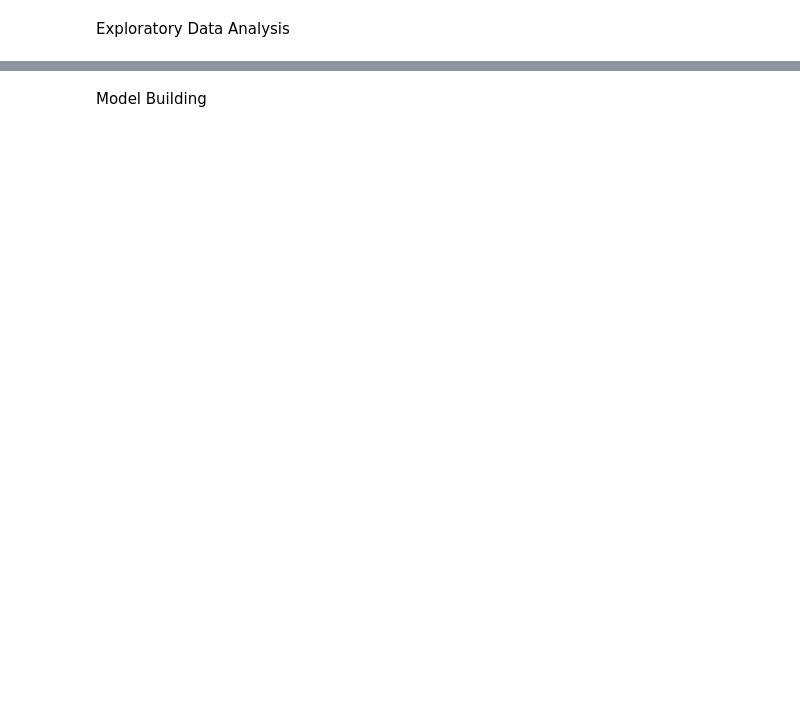
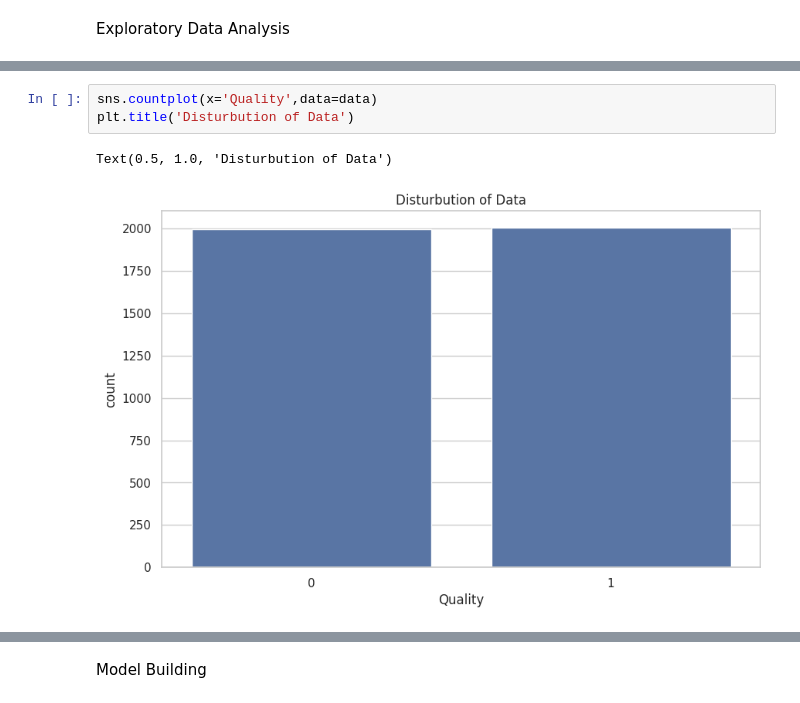
Before and after one commit to ary4m4n03/Golden-Harvesting-A-Predictive-Model-for-Apple-Quality-Assurance, a Jupyter notebook: Golden_Harvesting_A_Predictive_Model_for_Apple_Quality_Assurance.ipynb, the cells around one changed output, grey strips where cells are left out. Drawn from its saved outputs; the diff is of its cells as text; blank space fills up the shorter version.

```diff
--- a/Golden_Harvesting_A_Predictive_Model_for_Apple_Quality_Assurance.ipynb
+++ b/Golden_Harvesting_A_Predictive_Model_for_Apple_Quality_Assurance.ipynb
@@ -39,0 +158,6 @@ Exploratory Data Analysis
+# %%
+sns.countplot(x='Quality',data=data)
+plt.title('Disturbution of Data')
+# %% [output]
+Text(0.5, 1.0, 'Disturbution of Data')
+[figure, added]
```
Also changed, not shown: parts of 17 cells of this notebook.
